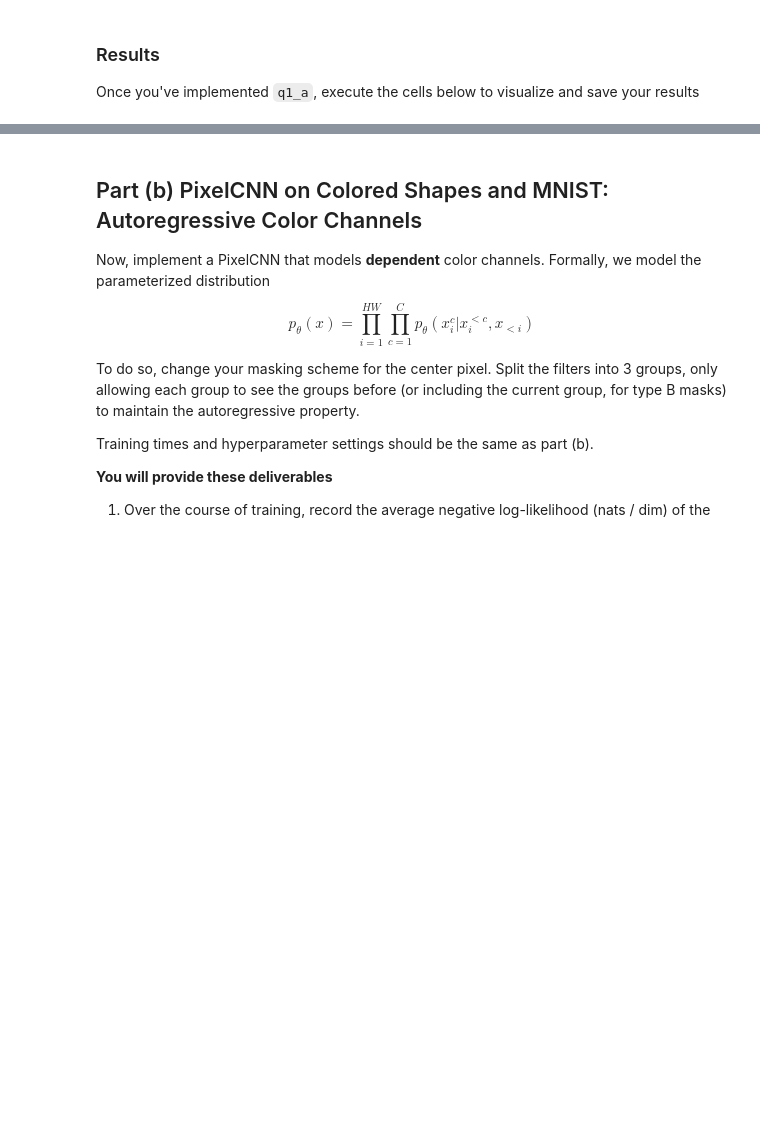
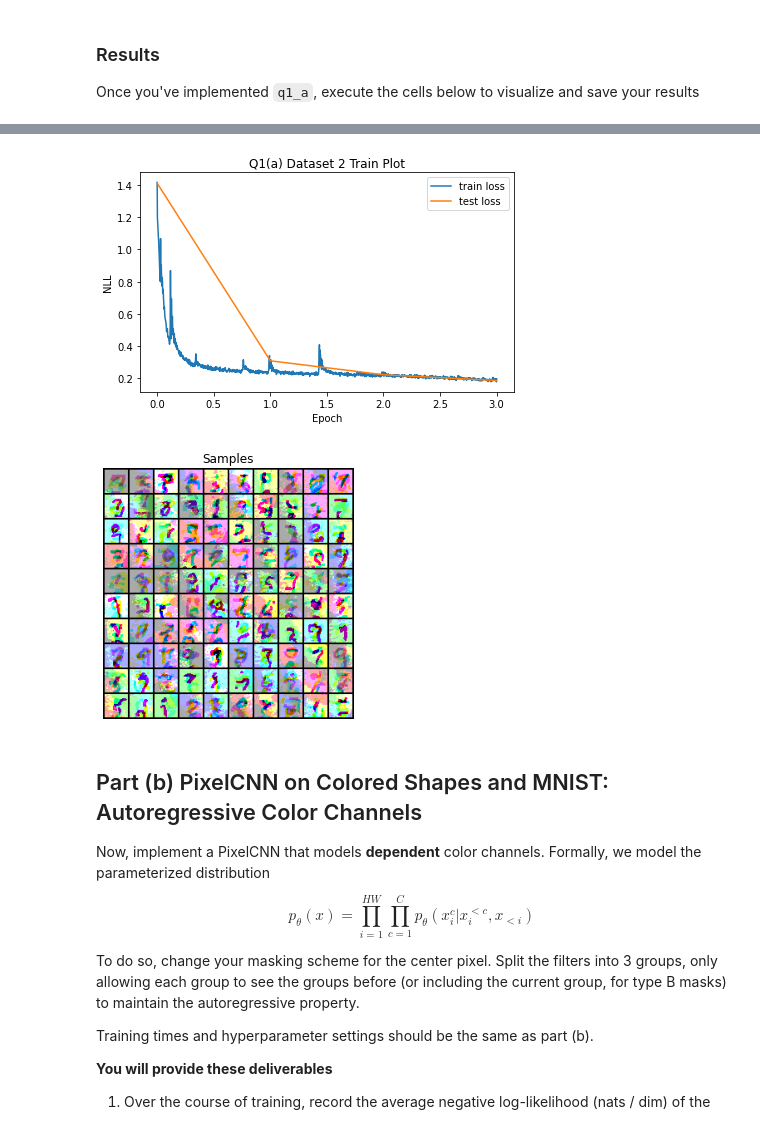
Before and after one commit to AntonPrazdnichnykh/dul_2021, a Jupyter notebook: Homework/hw2/Homework2_PixelCNN.ipynb, the cells around one changed output, grey strips where cells are left out. Saved outputs shown, nothing was run; the diff lists cells and outputs as text; code cells hidden in the pictures; blank space fills up the shorter version.

```diff
--- a/Homework/hw2/Homework2_PixelCNN.ipynb
+++ b/Homework/hw2/Homework2_PixelCNN.ipynb
@@ -192,2 +237,3 @@ Final Test Loss: 0.0444
 # %%
-q1ab_save_results(2, 'a', q1_b)
+q1ab_save_results(2, 'a', q1_a)
+# %% [output]
@@ -194,3 +241,5 @@ q1ab_save_results(2, 'a', q1_b)
+[figure, added]
+[figure, added]
 # %% [markdown]
 ## Part (b) PixelCNN on Colored Shapes and MNIST: Autoregressive Color Channels
 
```
Also changed, not shown: parts of 16 cells of this notebook.
